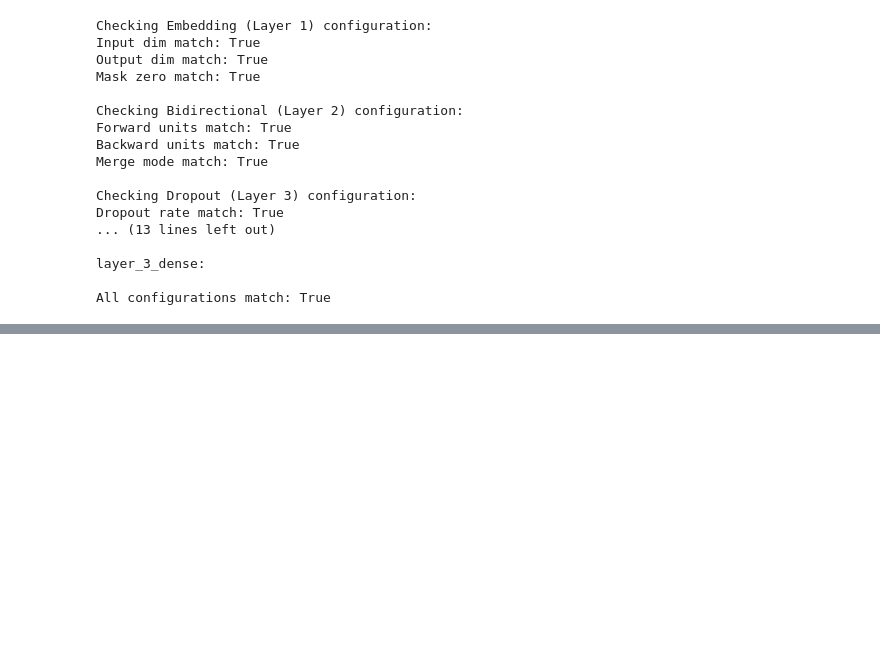
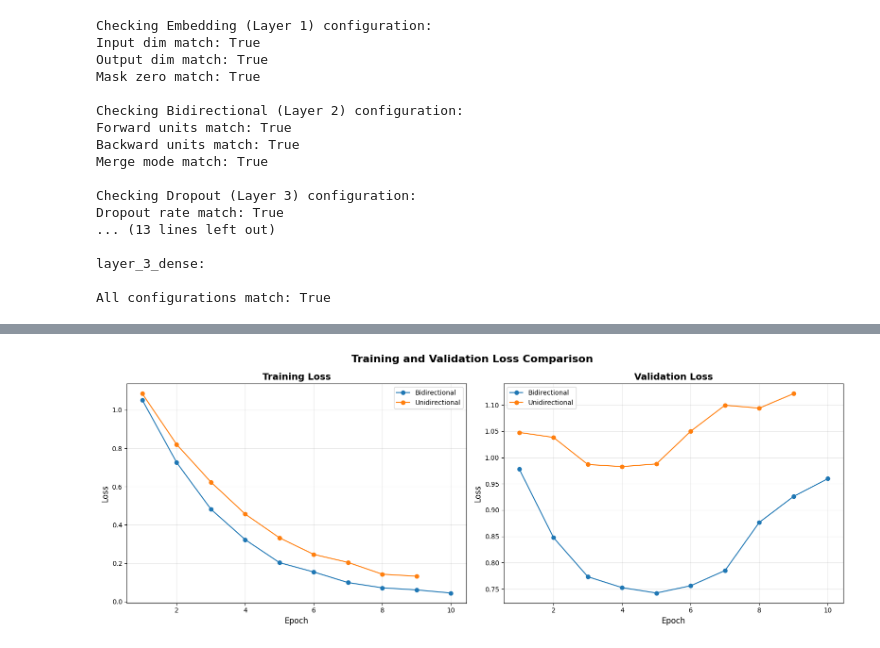
Before and after one commit to fauzanazz/Tubes2_IF3270-CNN-RNN-Scratch, a Jupyter notebook: RNN/rnn_classification.ipynb, the cells around one changed output, grey strips where cells are left out. Saved outputs shown, nothing was run; the diff lists cells and outputs as text; code cells hidden in the pictures; blank space fills up the shorter version.

```diff
--- a/RNN/rnn_classification.ipynb
+++ b/RNN/rnn_classification.ipynb
@@ -488,0 +695,39 @@ All configurations match: True
+# %%
+# Model with 3_1 RNN layer
+model_3_1 = Sequential([
+    Input(shape=(1,), dtype=tf.string),
+    vectorizer,
+    Embedding(input_dim=20000, output_dim=128, mask_zero=True),
+    Bidirectional(SimpleRNN(16)),
+    Dropout(0.5),
+    Dense(3, activation="softmax")
+])
+
+# Model with 3_2 RNN layers
+model_3_2 = Sequential([
+    Input(shape=(1,), dtype=tf.string),
+    vectorizer,
+    Embedding(input_dim=20000, output_dim=128, mask_zero=True),
+    SimpleRNN(16),
+    Dropout(0.5),
+    Dense(3, activation="softmax")
+])
+# %%
+model_3_1.compile(optimizer='adam', loss='sparse_categorical_crossentropy', metrics=['accuracy'])
+model_3_2.compile(optimizer='adam', loss='sparse_categorical_crossentropy', metrics=['accuracy'])
+
+history_3_1 = model_3_1.fit(train_ds, validation_data=valid_ds, epochs=10, callbacks=[early_stopping])
+history_3_2 = model_3_2.fit(train_ds, validation_data=valid_ds, epochs=10, callbacks=[early_stopping])
+
+y_pred_probs3_1 = model_3_1.predict(test_ds)
+y_pred3_1 = np.argmax(y_pred_probs3_1, axis=1)
+y_pred_probs3_2 = model_3_2.predict(test_ds)
+y_pred3_2 = np.argmax(y_pred_probs3_2, axis=1)
+
+
+# Calculate macro F1-score
+f1_macro3_1 = f1_score(y_true, y_pred3_1, average='macro')
+f1_macro3_2 = f1_score(y_true, y_pred3_2, average='macro')
+
+print(f"\nMacro F1-Score for Model 3_1: {f1_macro3_1:.4f}")
+print(f"Macro F1-Score for Model 3_2: {f1_macro3_2:.4f}")
@@ -488,0 +752,8 @@ All configurations match: True
+# %%
+plot_loss_curves(
+    history_3_1,
+    history_3_2,
+    labels=["Bidirectional", "Unidirectional"]
+)
+# %% [output]
+[figure, added]
```
Also changed, not shown: parts of 15 cells of this notebook, 2 other files.
